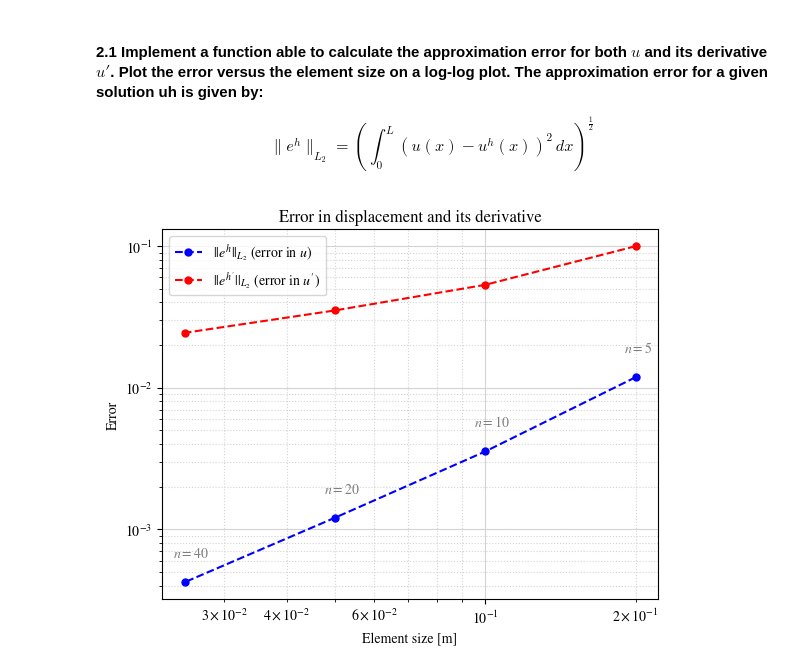
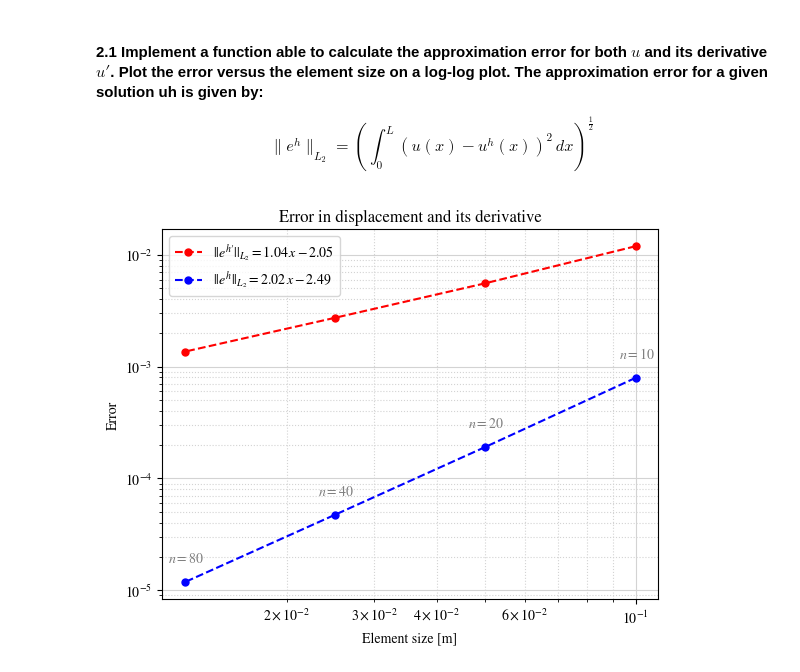
Before and after one commit to SerMarFe/CAE_exercices, a Jupyter notebook: practica1.ipynb, the cells around one changed output. Cells and saved outputs as stored; diff of their text form; code cells hidden in the pictures.

Commit message:
solve errors

```diff
--- a/practica1.ipynb
+++ b/practica1.ipynb
@@ -346,7 +360,7 @@ def fem_solver(nel, L, rho, s, b):
 
     return x_node, d
 # %%
-nel_list = [5,10,20,40]
+nel_list = [5,10,20,40,80]
 x_nodes_vec, d_vec = zip(*[fem_solver(nel=nel, L=L, rho=rho,s=s, b=b) for nel in nel_list])
 # %%
 ax = plt.subplot(1,1,1)
@@ -390,6 +404,9 @@ def gauss_quadrature(m):
         xigs = [xig1,xig2,xig3]
         ws = [w1,w2,w3]
     return ws,xigs
+# %%
+u_anal = np.real(u_sol(x_range,L_,g_)) # Evaluating the analytic solution of the ODE at the Gaussian point
+du_anal = np.real(du_sol(x_range,L_,g_))
 # %%
 def error(nel):
     he = L_/nel
@@ -416,32 +433,38 @@ def error(nel):
             u_anal = np.real(u_sol(x_g,L_,g_)) # Evaluating the analytic solution of the ODE at the Gaussian point
             du_anal = np.real(du_sol(x_g,L_,g_))
 
-            error_u_sq += ws[i]*(u_fem-u_anal)**2
-            error_du_sq += ws[i]*(du_fem-du_anal)**2
+            error_u_sq += he/2*ws[i]*(u_fem-u_anal)**2
+            error_du_sq += he/2*ws[i]*(du_fem-du_anal)**2
 
     error_u = np.sqrt(error_u_sq)
     error_du = np.sqrt(error_du_sq)
 
     return he,error_u,error_du
 # %%
-nel_list = [5, 10, 20, 40]
-he_vec, error_u_vec, error_du_vec = zip(*[error(nel) for nel in nel_list])
+nel_list = [10, 20, 40, 80]
+he_vec, error_u_vec, error_du_vec = map(np.array, zip(*[error(nel) for nel in nel_list]))
+he_vec = np.round(he_vec,6)
+# Perform linear regression using numpy.polyfit (degree 1 for linear)
+slope_u_error, intercept_u_error = np.polyfit(np.log(he_vec),np.log(error_u_vec), 1)
+slope_du_error, intercept_du_error = np.polyfit(np.log(he_vec),np.log(error_du_vec), 1)
 
-plt.loglog(he_vec,error_u_vec,'--o', color='blue', markersize=5, label='$||e^h||_{L_2}$ (error in $u$)')
-plt.loglog(he_vec,error_du_vec,'--o', color='red', markersize=5, label='$||e^{h\'}||_{L_2}$ (error in $u\'$)')
+plt.loglog(he_vec,error_du_vec,'--o', color='red', markersize=5, label=f'$||e^{{h\prime}}||_{{L_2}} = {round(slope_du_error,2)}\,x {round(intercept_du_error,2)}$')
+plt.loglog(he_vec,error_u_vec,'--o', color='blue', markersize=5, label=f'$||e^h||_{{L_2}} = {round(slope_u_error,2)}\,x {round(intercept_u_error,2)}$')
 for x,y,nel in zip(he_vec,error_u_vec,nel_list):
-    plt.text(x*.95, y*1.5, f'$n={str(nel)}$', color="gray", fontsize=10)
+    plt.text(x*.925, y*1.5, f'$n={str(nel)}$', color="gray", fontsize=10)
 
 plt.title(r'Error in displacement and its derivative')
 plt.xlabel('Element size [m]')
 plt.ylabel('Error')
 
 plt.minorticks_on()
 plt.grid(True, which='major', zorder=0, color='lightgray', linestyle='-')
 plt.grid(True, which='minor', zorder=-1, color='lightgray', linestyle=':')
-# plt.ylim(min(u_sol_eval)*1.2,max(d)*1.2)
+# plt.xlim(min(he_vec)*.9,max(he_vec)*1.15)
 plt.legend()
 plt.savefig('figures/solution_2_1.svg',format="svg")
 plt.show()
+
+# FIX X AXIS TICKS
 # %% [output]
-[figure, old version]
+[figure, new version]
```
Also changed, not shown: parts of 3 cells of this notebook, 4 other files.
